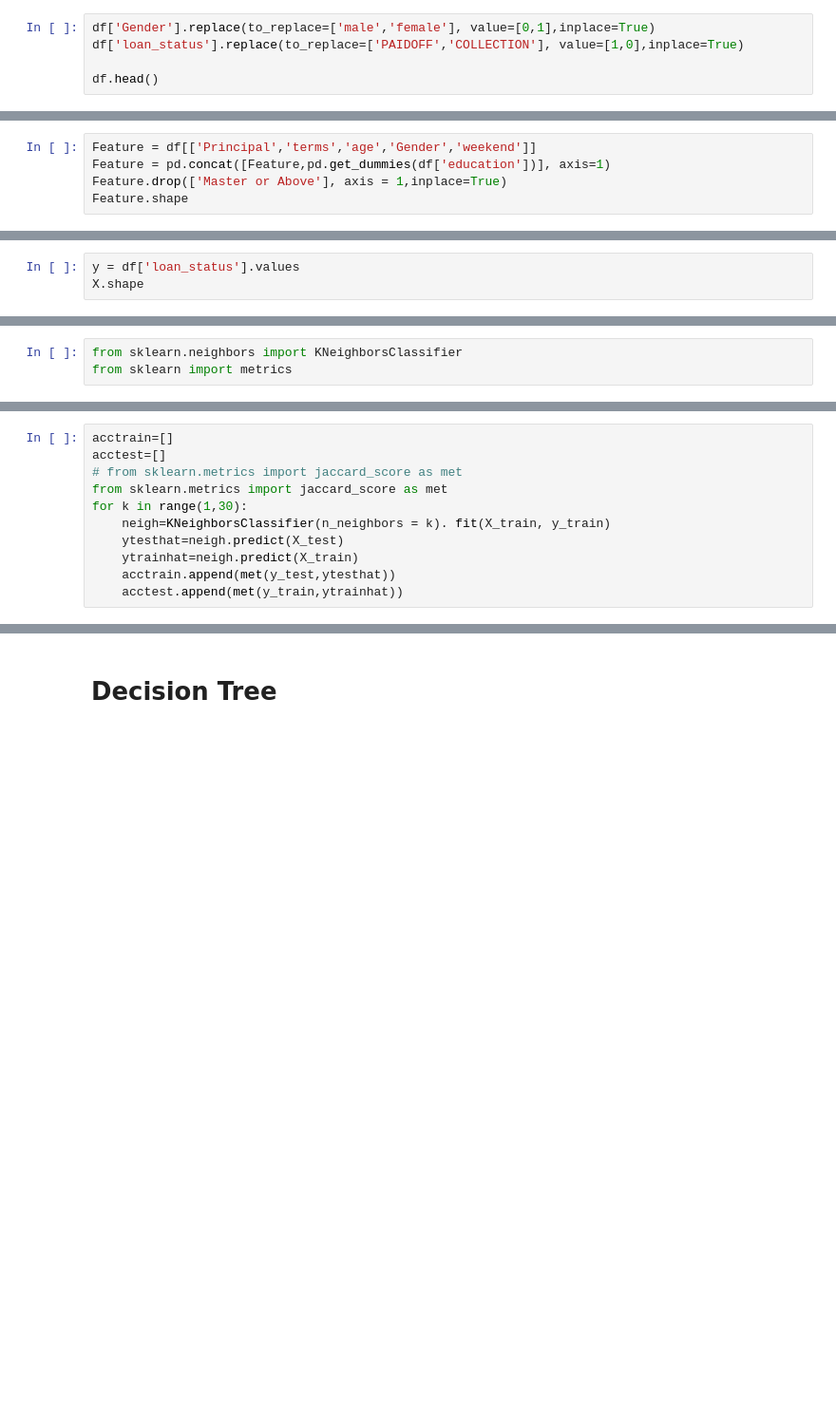
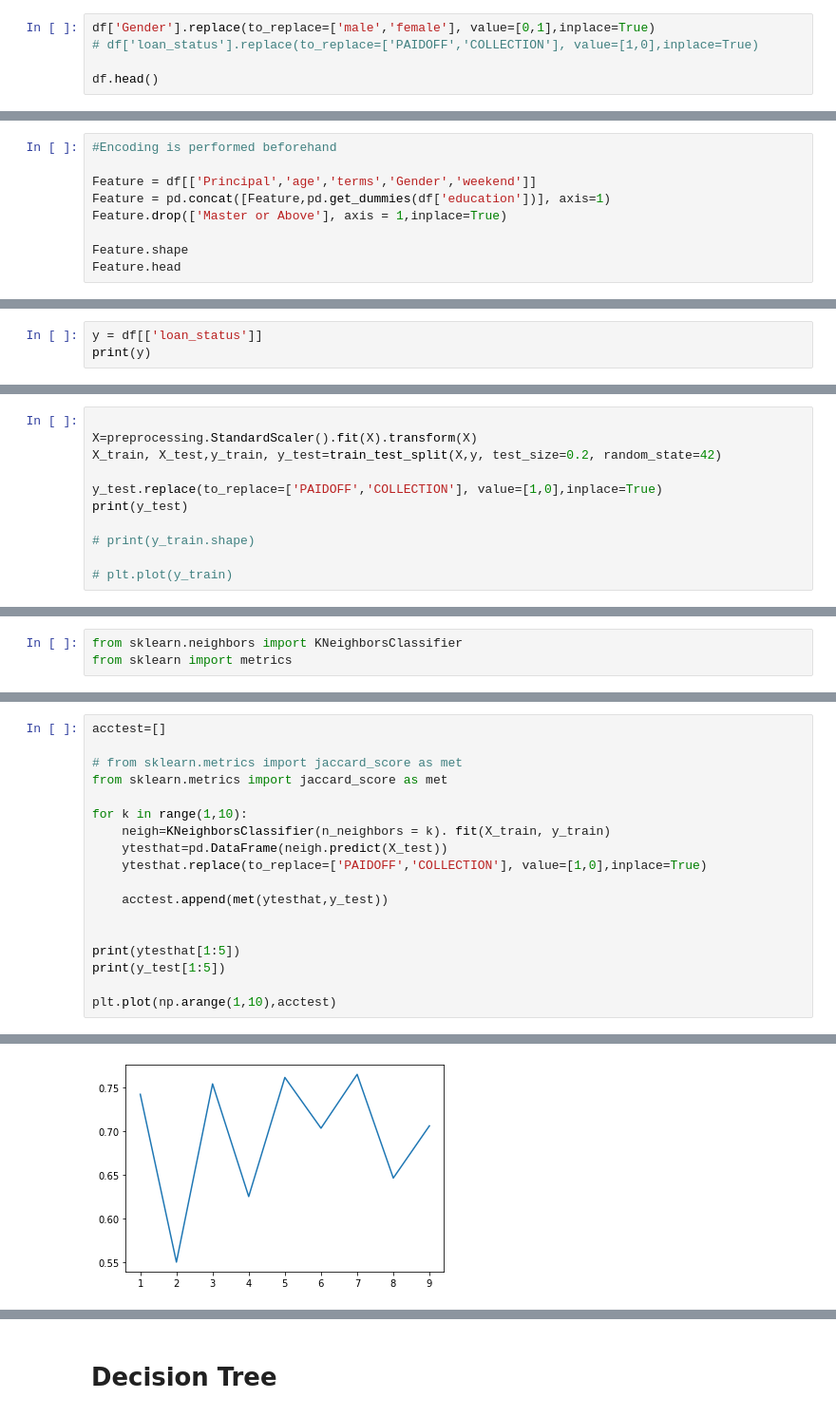
Before and after one commit to RaminStrider/IBM, a Jupyter notebook: ML0101EN-Proj-Loan-py-v1.ipynb, the cells around one changed output, grey strips where cells are left out. Shown: that part at 95% size. Drawn from its saved outputs; the diff is of its cells as text; blank space fills up the shorter version.

```diff
--- a/ML0101EN-Proj-Loan-py-v1.ipynb
+++ b/ML0101EN-Proj-Loan-py-v1.ipynb
@@ -185,7 +175,7 @@ Name: loan_status, dtype: float64
 Let's convert male to 0 and female to 1:
 # %%
 df['Gender'].replace(to_replace=['male','female'], value=[0,1],inplace=True)
-df['loan_status'].replace(to_replace=['PAIDOFF','COLLECTION'], value=[1,0],inplace=True)
+# df['loan_status'].replace(to_replace=['PAIDOFF','COLLECTION'], value=[1,0],inplace=True)
 
 df.head()
 # %% [output]
@@ -226,8 +216,12 @@ df[['Principal','terms','age','Gender','education']].head()
 # %% [markdown]
 #### Use one hot encoding technique to conver categorical varables to binary variables and append them to the feature Data Frame
 # %%
-Feature = df[['Principal','terms','age','Gender','weekend']]
+#Encoding is performed beforehand
+
+Feature = df[['Principal','age','terms','Gender','weekend']]
 Feature = pd.concat([Feature,pd.get_dummies(df['education'])], axis=1)
 Feature.drop(['Master or Above'], axis = 1,inplace=True)
+
 Feature.shape
+Feature.head
 # %% [output]
@@ -244,6 +259,6 @@ X.shape
 # %% [markdown]
 What are our lables?
 # %%
-y = df['loan_status'].values
-X.shape
+y = df[['loan_status']]
+print(y)
 # %% [output]
@@ -265,0 +283,11 @@ print(y_train.shape)
+# %%
+
+X=preprocessing.StandardScaler().fit(X).transform(X)
+X_train, X_test,y_train, y_test=train_test_split(X,y, test_size=0.2, random_state=42)
+
+y_test.replace(to_replace=['PAIDOFF','COLLECTION'], value=[1,0],inplace=True)
+print(y_test)
+
+# print(y_train.shape)
+
+# plt.plot(y_train)
@@ -290,11 +335,19 @@ from sklearn import metrics
 # %%
-acctrain=[]
 acctest=[]
+
 # from sklearn.metrics import jaccard_score as met
 from sklearn.metrics import jaccard_score as met
-for k in range(1,30):
+
+for k in range(1,10):
     neigh=KNeighborsClassifier(n_neighbors = k). fit(X_train, y_train)
-    ytesthat=neigh.predict(X_test)
-    ytrainhat=neigh.predict(X_train)
-    acctrain.append(met(y_test,ytesthat))
-    acctest.append(met(y_train,ytrainhat))
+    ytesthat=pd.DataFrame(neigh.predict(X_test))
+    ytesthat.replace(to_replace=['PAIDOFF','COLLECTION'], value=[1,0],inplace=True)
+
+    acctest.append(met(ytesthat,y_test))
+
+
+print(ytesthat[1:5])
+print(y_test[1:5])
+
+plt.plot(np.arange(1,10),acctest)
+# %% [output]
@@ -300,0 +365 @@ for k in range(1,30):
+[figure, added]
```
Also changed, not shown: parts of 34 cells of this notebook, 1 other file.
